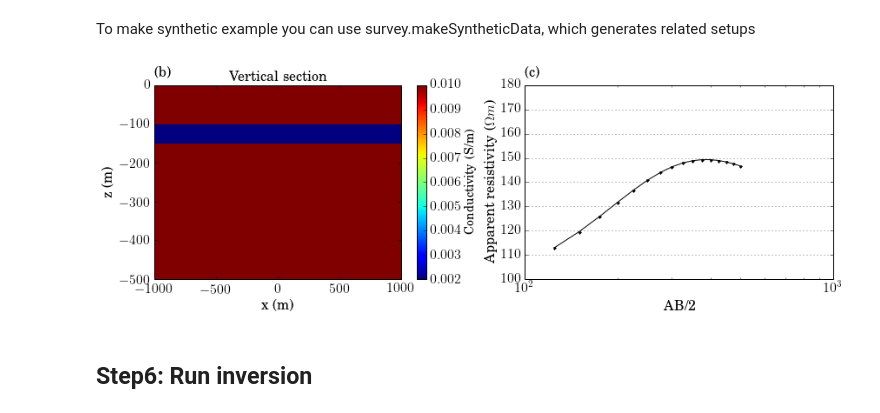
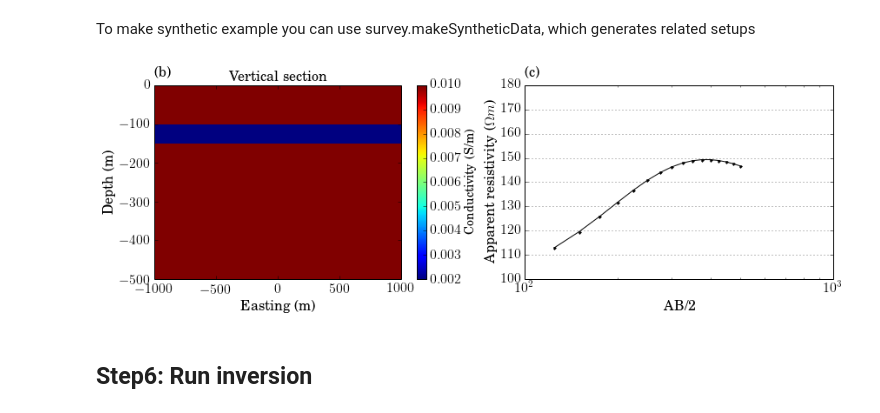
Before and after one commit to simpeg/simpeg, a Jupyter notebook: notebooks/DC_schumberger_Inv.ipynb, the cells around one changed output. Cells and saved outputs as stored; diff of their text form; code cells hidden in the pictures.

```diff
--- a/notebooks/DC_schumberger_Inv.ipynb
+++ b/notebooks/DC_schumberger_Inv.ipynb
@@ -174,28 +174,28 @@ survey.makeSyntheticData(mtrue,std=0.01,force=True)
 # %%
 appres = data*np.pi*b*(b+a)/a
 appres_obs = survey.dobs*np.pi*b*(b+a)/a
 fig, ax = plt.subplots(1,2, figsize = (14, 4))
 ax[1].semilogx(abhalf, appres, 'k.-')
 ax[1].set_xscale('log')
 ax[1].set_ylim(100., 180.)
 ax[1].set_xlabel('AB/2')
 ax[1].set_ylabel('Apparent resistivity ($\Omega m$)')
 ax[1].grid(True)
 ax[1].text(100, 183, '(c)', fontsize = 16)
 # ax[1].legend(('Observed', 'Predicted'), loc = 1)
 
 dat = mesh.plotSlice((mapping*mtrue), normal='Y', ind = 9, ax = ax[0])
 cb = plt.colorbar(dat[0], ax =ax[0])
 ax[0].set_title("Vertical section", fontsize = 16)
 cb.set_label("Conductivity (S/m)", fontsize = 14)
-ax[0].set_xlabel('x (m)', fontsize = 16)
-ax[0].set_ylabel('z (m)', fontsize = 16)
+ax[0].set_xlabel('Easting (m)', fontsize = 16)
+ax[0].set_ylabel('Depth (m)', fontsize = 16)
 ax[0].set_xlim(-1000., 1000.)
 ax[0].set_ylim(-500., 0.)
 ax[0].text(-1000, 20, '(b)', fontsize = 16)
 fig.savefig('DCfwd.png', dpi=200)
 # %% [output]
-[figure, old version]
+[figure, new version]
 # %% [markdown]
 ## Step6: Run inversion
 # %%
```
Also changed, not shown: parts of 3 cells of this notebook, 2 other files.
